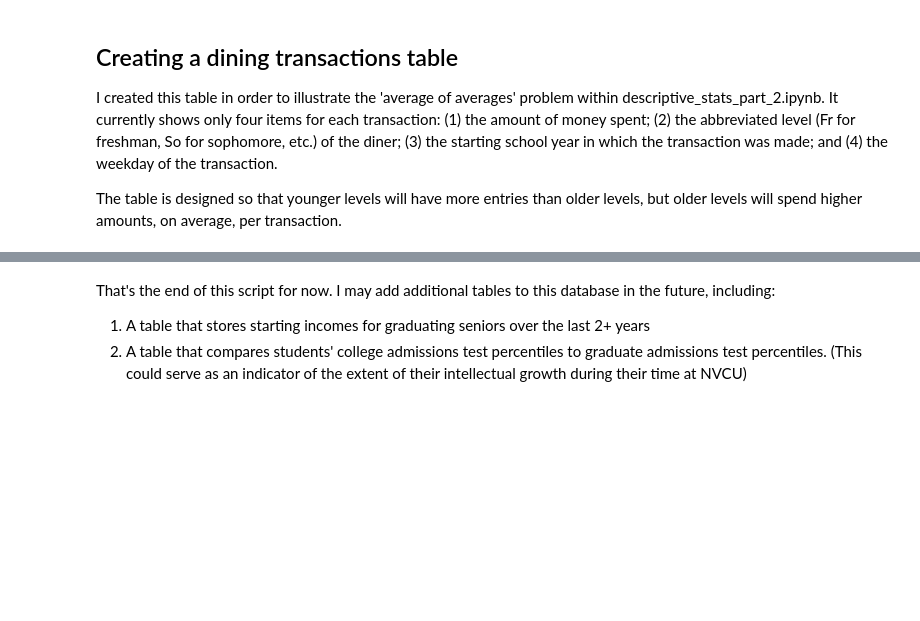
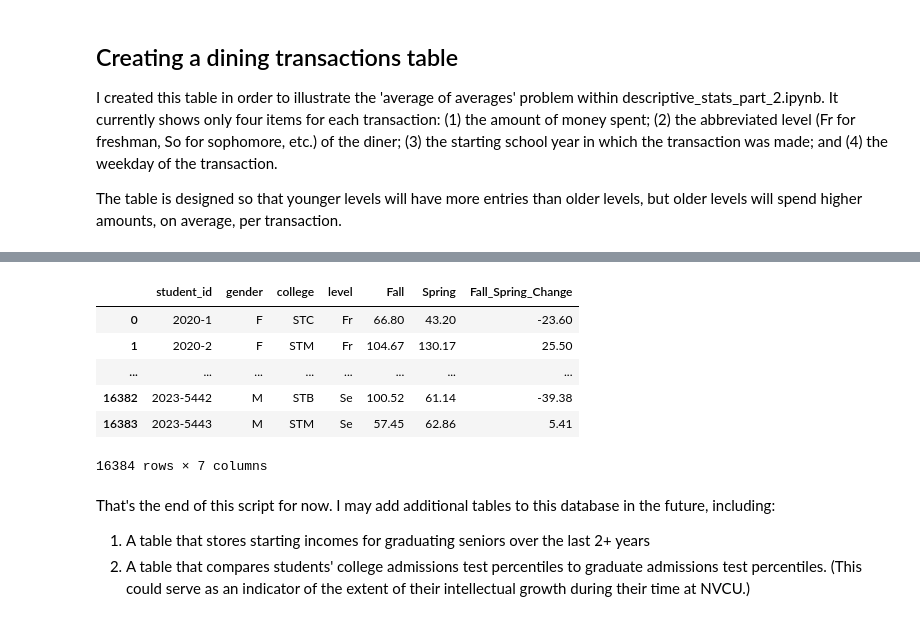
Before and after one commit to kburchfiel/pfn, a Jupyter notebook: Appendix/nvcu_db_gen.ipynb, the cells around one changed output, grey strips where cells are left out. Cells and saved outputs as stored; diff of their text form; code cells hidden in the pictures; blank space fills up the shorter version.

Commit message:
Updated regressions section; more documentation to come

```diff
--- a/Appendix/nvcu_db_gen.ipynb
+++ b/Appendix/nvcu_db_gen.ipynb
@@ -646,5 +574,61 @@ df_dining_transactions.to_csv('dining_transactions.csv', index = False)
+# %%
+df_sales = df_curr_enrollment[
+['student_id', 'gender', 'college', 'level']].copy()
+
+# Specifying an RNG seed: (I sometimes use the time of day, in HHMMSS
+# format, as a basis for a seed value.)
+rng = np.random.default_rng(seed = 225403)
+
+# Fall sales will be normally distributed for all students:
+df_sales['Fall'] = rng.normal(
+    loc = 80, scale = 25, size = len(df_sales))
+
+# Spring sales will be higher than fall sales by default. The following
+# code specifies these changes using a normal distribution, as I found that
+# doing so helped make my regression residuals more normally distributed
+# also.)
+spring_change = rng.normal(loc = 11, scale = 25, size = len(df_sales))
+df_sales['Spring'] = df_sales['Fall'] + spring_change
+# Modifying Spring totals based on demographic components:
+spring_col = df_sales.columns.get_loc('Spring')
+for i in range(len(df_sales)):
+    # Unhealthy snacks were removed from the checkout aisle;
+    # this ended up reducing revenue among freshmen and sophomore
+    # (who particularly liked these snacks.)
+    if df_sales.iloc[i]['level'] in ['Fr', 'So']:
+        df_sales.iloc[i, spring_col] = (
+            df_sales.iloc[i, spring_col] + rng.normal(
+                loc = -21, scale = 3))
+    # An intensive marketing campaign was carried out at STM and STL;
+    # if it ended up being successful, it would then be implemented
+    # at the other colleges also.
+    if df_sales.iloc[i]['college'] in ['STM', 'STL']:
+        df_sales.iloc[i, spring_col] = (
+            df_sales.iloc[i, spring_col] + rng.normal(
+                loc = 9, scale = 3))
+
+# I'll leave in negative Fall and Spring values, as they could be
+# explained by refunds.
+
+df_sales['Fall'] = df_sales['Fall'].round(2)
+df_sales['Spring'] = df_sales['Spring'].round(2)
+df_sales['Fall_Spring_Change'] = df_sales['Spring'] - df_sales['Fall']
+
+df_sales.to_sql('bookstore_sales', if_exists = 'replace',
+                 index = False, con = e)
+df_sales.to_csv('bookstore_sales.csv', index = False)
+
+df_sales
+# %% [output]
+|  | student_id | gender | college | level | Fall | Spring | Fall_Spring_Change |
+| 0 | 2020-1 | F | STC | Fr | 66.80 | 43.20 | -23.60 |
+| 1 | 2020-2 | F | STM | Fr | 104.67 | 130.17 | 25.50 |
+| ... | ... | ... | ... | ... | ... | ... | ... |
+| 16382 | 2023-5442 | M | STB | Se | 100.52 | 61.14 | -39.38 |
+| 16383 | 2023-5443 | M | STM | Se | 57.45 | 62.86 | 5.41 |
+16384 rows × 7 columns
 # %% [markdown]
 That's the end of this script for now. I may add additional tables to this database in the future, including:
 
 1. A table that stores starting incomes for graduating seniors over the last 2+ years
-2. A table that compares students' college admissions test percentiles to graduate admissions test percentiles. (This could serve as an indicator of the extent of their intellectual growth during their time at NVCU)
+2. A table that compares students' college admissions test percentiles to graduate admissions test percentiles. (This could serve as an indicator of the extent of their intellectual growth during their time at NVCU.)
```
Also changed, not shown: parts of 16 cells of this notebook, 40 other files.
